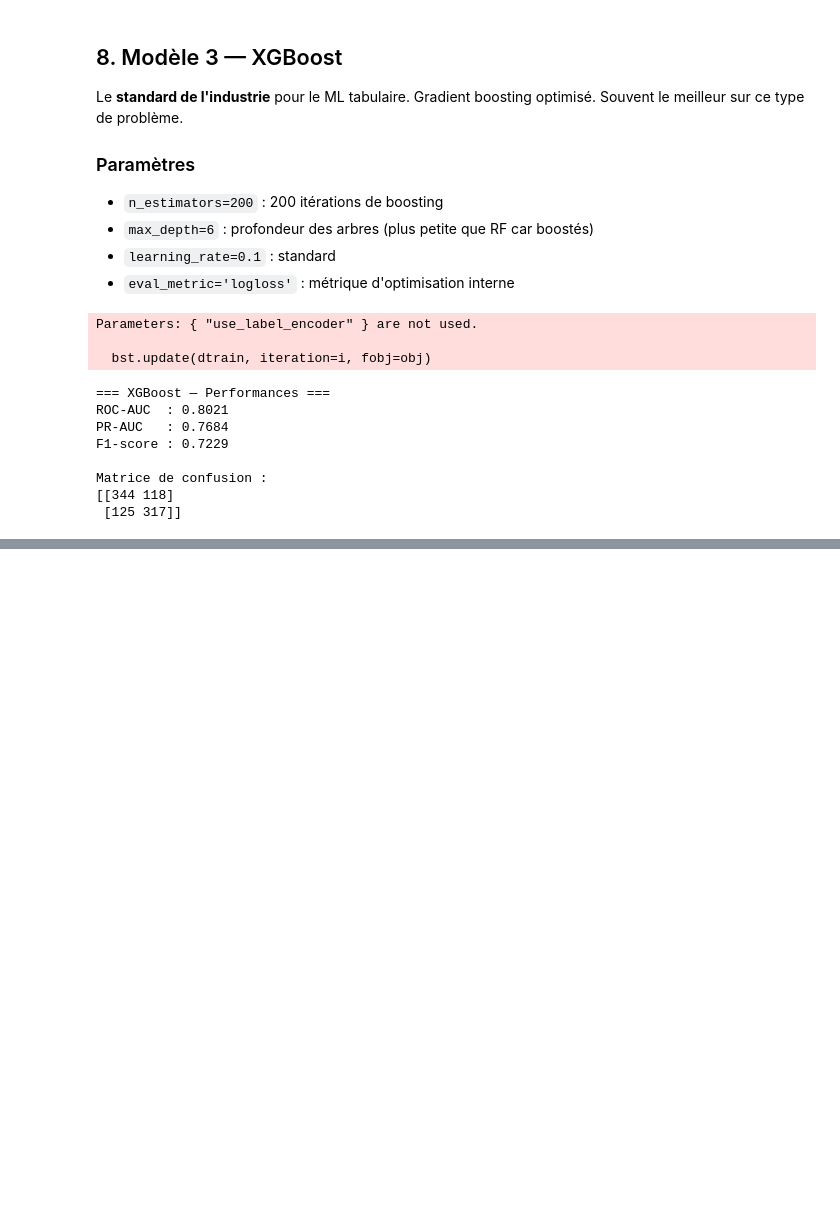
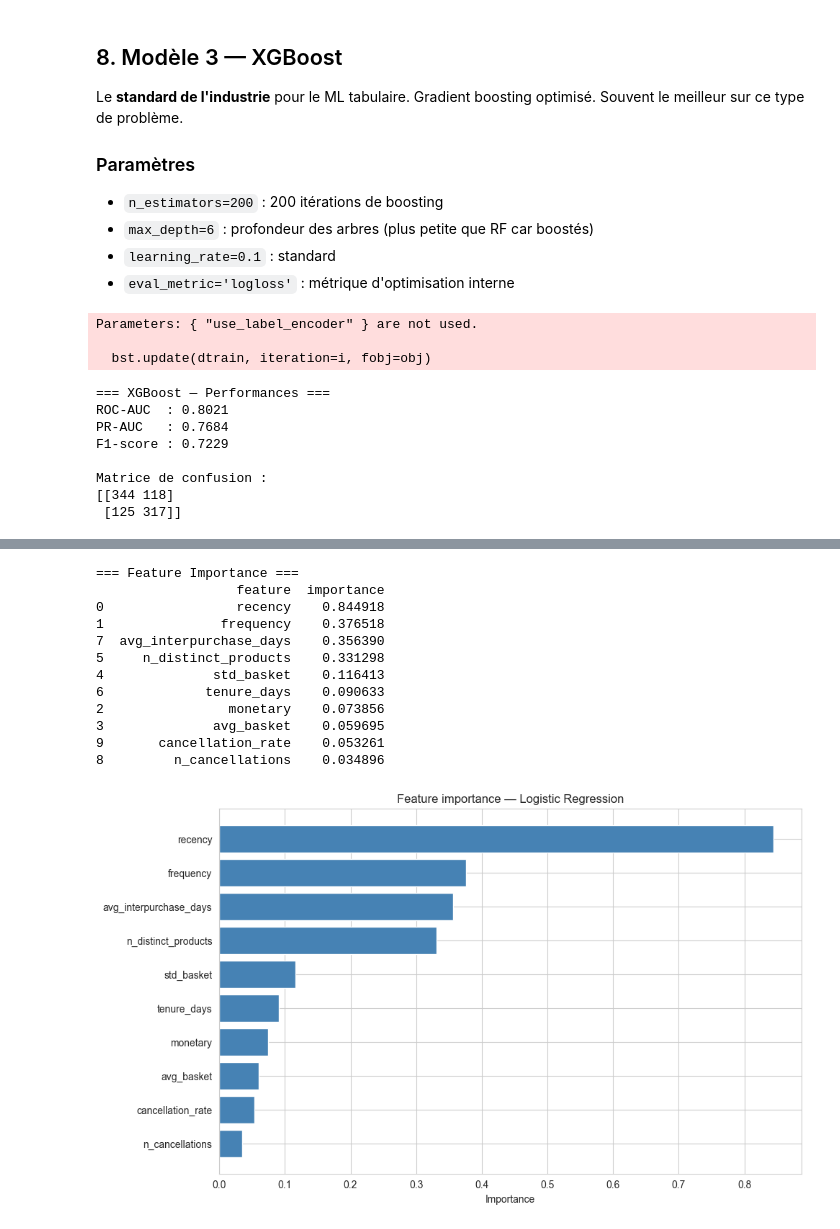
Before and after one commit to AlexisSTH/customer-churn-rfm-online-retail, a Jupyter notebook: notebooks/04_modeling.ipynb, the cells around one changed output, grey strips where cells are left out. Drawn from its saved outputs; the diff is of its cells as text; code cells hidden in the pictures; blank space fills up the shorter version.

Commit message:
Teste du modele et savegarde & Synthes de l'etape 4

```diff
--- a/notebooks/04_modeling.ipynb
+++ b/notebooks/04_modeling.ipynb
@@ -302,0 +398,20 @@ Matrice de confusion :
+# %%
+# On suppose que XGBoost gagne, mais on adapte selon best_model_name
+if 'XGBoost' in best_model_name:
+    best_model = xgb_model
+    X_for_cv = X_train
+elif 'Random Forest' in best_model_name:
+    best_model = rf_model
+    X_for_cv = X_train
+else:
+    best_model = lr_model
+    X_for_cv = X_train_scaled
+
+cv = StratifiedKFold(n_splits=5, shuffle=True, random_state=42)
+cv_scores = cross_val_score(best_model, X_for_cv, y_train, cv=cv, scoring='average_precision', n_jobs=-1)
+
+print(f"=== Validation croisée 5-fold — {best_model_name} ===")
+print(f"PR-AUC par fold : {cv_scores.round(4)}")
+print(f"\nMoyenne     : {cv_scores.mean():.4f}")
+print(f"Écart-type  : {cv_scores.std():.4f}")
+print(f"\n💡 Un écart-type < 0.02 = modèle stable")
@@ -302,0 +436,37 @@ Matrice de confusion :
+# %%
+# Récupération des importances (selon le modèle)
+if 'XGBoost' in best_model_name or 'Random Forest' in best_model_name:
+    importances = best_model.feature_importances_
+else:
+    # Pour Logistic, on prend la valeur absolue des coefficients
+    importances = np.abs(best_model.coef_[0])
+
+feature_importance = pd.DataFrame({
+    'feature': X.columns,
+    'importance': importances
+}).sort_values('importance', ascending=False)
+
+print("=== Feature Importance ===")
+print(feature_importance)
+
+# Visualisation
+fig, ax = plt.subplots(figsize=(10, 6))
+ax.barh(feature_importance['feature'][::-1], feature_importance['importance'][::-1], color='steelblue')
+ax.set_xlabel('Importance')
+ax.set_title(f'Feature importance — {best_model_name}')
+plt.tight_layout()
+plt.show()
+# %% [output]
+=== Feature Importance ===
+                  feature  importance
+0                 recency    0.844918
+1               frequency    0.376518
+7  avg_interpurchase_days    0.356390
+5     n_distinct_products    0.331298
+4              std_basket    0.116413
+6             tenure_days    0.090633
+2                monetary    0.073856
+3              avg_basket    0.059695
+9       cancellation_rate    0.053261
+8         n_cancellations    0.034896
+[figure, added]
```
Also changed, not shown: parts of 12 cells of this notebook.
